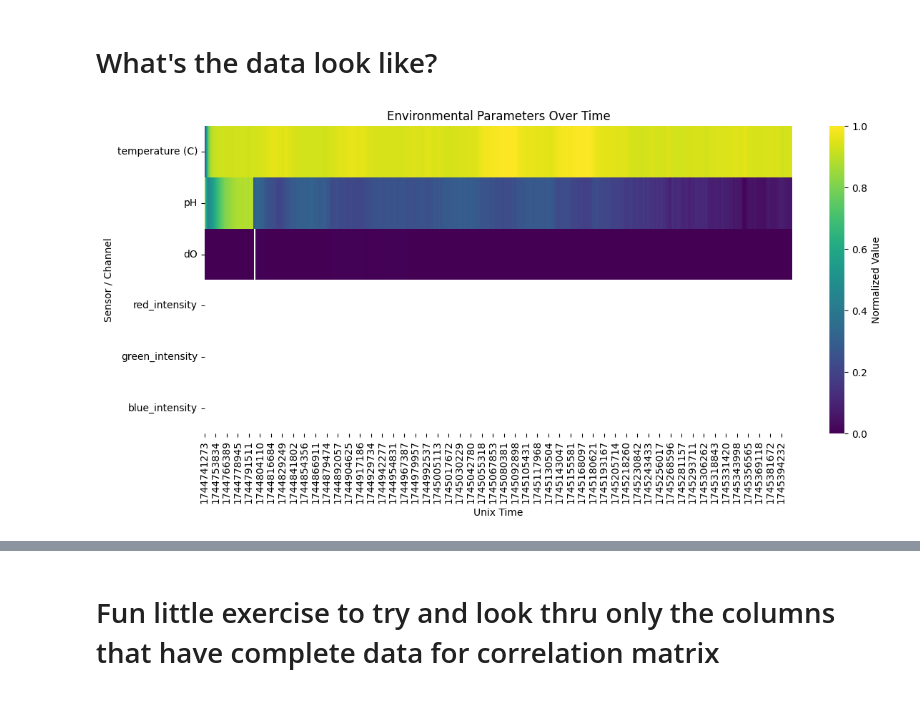
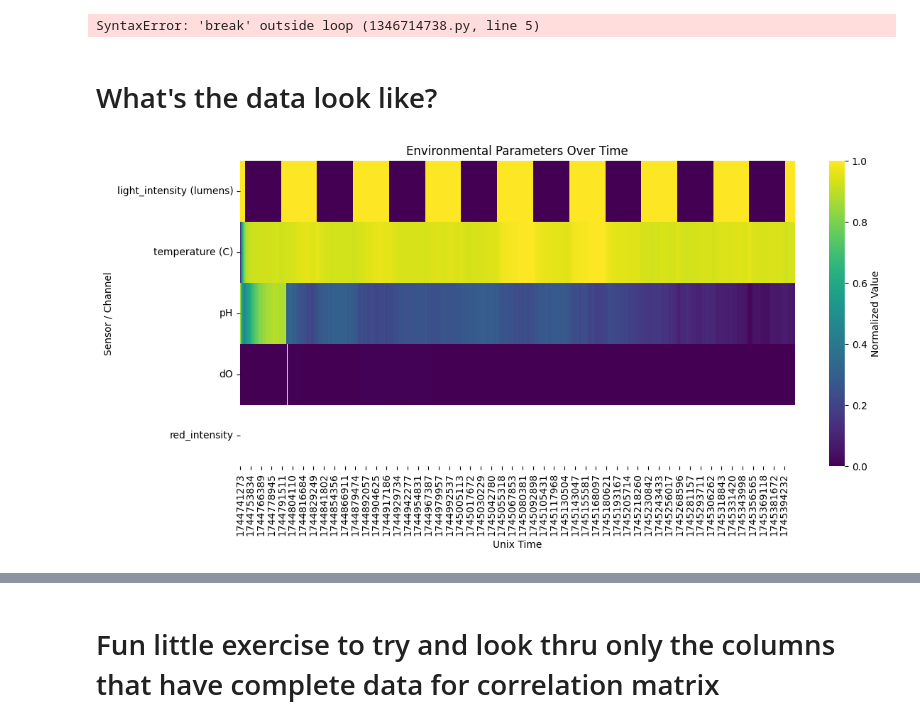
Before and after one commit to YitongTseo/cyanobacteria_factory, a Jupyter notebook: data_collation.ipynb, the cells around one changed output, grey strips where cells are left out. Saved outputs shown, nothing was run; the diff lists cells and outputs as text; code cells hidden in the pictures.

```diff
--- a/data_collation.ipynb
+++ b/data_collation.ipynb
@@ -78,0 +60,13 @@ df_combined
+# %%
+# Convert the datetime column to actual datetime objects
+df_combined['datetime'] = pd.to_datetime(df_combined['datetime'])
+
+# Function to calculate light intensity
+def get_light_intensity(dt):
+    dt = pd.to_datetime(dt)
+    hour = dt.hour
+    return 120 if 8 <= hour < 20 else 0
+
+# Apply function to create new column
+df_combined['light_intensity (lumens)'] = df_combined['datetime'].apply(get_light_intensity)
+df_combined
@@ -79,38 +87,47 @@ df_combined
+# %%
+df_combined.to_csv(
+    'cyano_culture_datasets/04-15-2025 culture/combined_dataset.csv',
+    index=False
+)
+break
+# %% [output]
+SyntaxError: 'break' outside loop (1346714738.py, line 5)
 # %% [markdown]
 # What's the data look like?
 # %%
 import seaborn as sns
 import matplotlib.pyplot as plt
 
 heatmap_data = df_combined[
     [
         'unixtime',
+        'light_intensity (lumens)',
         "temperature (C)",
         "pH",
         "dO",
         "red_intensity",
-        "green_intensity",
-        "blue_intensity",
+        # "green_intensity",
+        # "blue_intensity",
     ]
 ]
 heatmap_data = heatmap_data.dropna(how="all")
 heatmap_data = heatmap_data.set_index("unixtime")
 normalized = (heatmap_data - heatmap_data.min()) / (
     heatmap_data.max() - heatmap_data.min()
 )
 
 # Plot
 plt.figure(figsize=(12, 6))
 sns.heatmap(
     normalized.transpose(), cmap="viridis", cbar_kws={"label": "Normalized Value"}
 )
 plt.xlabel("Unix Time")
 plt.ylabel("Sensor / Channel")
 plt.title("Environmental Parameters Over Time")
 plt.tight_layout()
 plt.show()
 # %% [output]
-[figure, old version]
+[figure, new version]
 # %%
 import seaborn as sns
 import matplotlib.pyplot as plt
```
Also changed, not shown: parts of 5 cells of this notebook, 6 other files.
